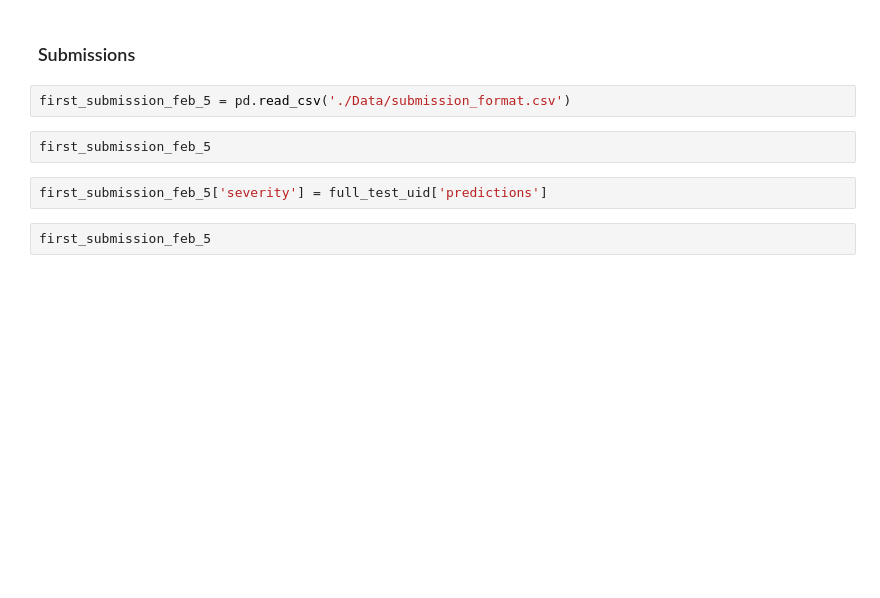
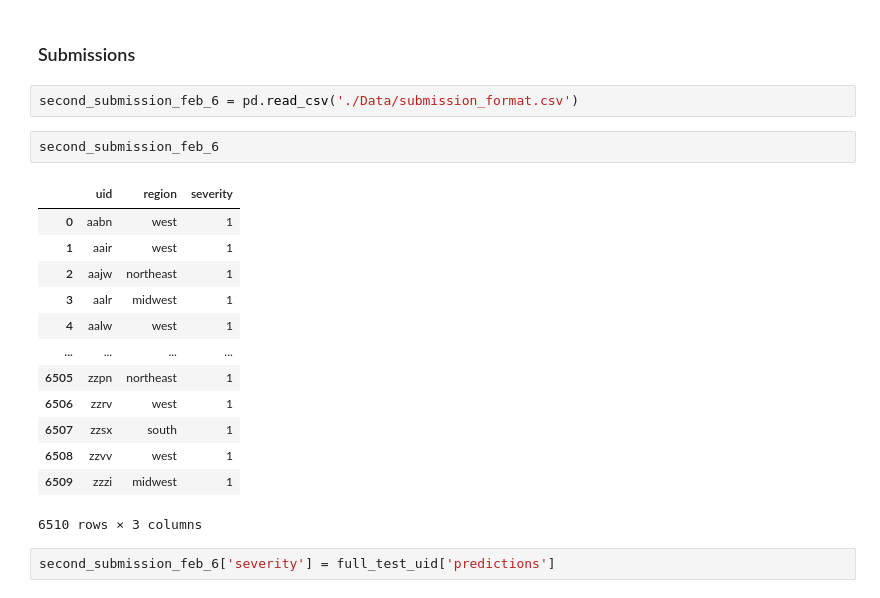
Before and after one commit to mduncan23/Predicting-Harmful-Algal-Blooms, a Jupyter notebook: best_notebook.ipynb, the cells around one changed output. Drawn from its saved outputs; the diff is of its cells as text; blank space fills up the shorter version.

```diff
--- a/best_notebook.ipynb
+++ b/best_notebook.ipynb
@@ -1827,10 +1987,22 @@ full_test_uid
 # %% [markdown]
 ### Submissions
 # %%
-first_submission_feb_5 = pd.read_csv('./Data/submission_format.csv')
+second_submission_feb_6 = pd.read_csv('./Data/submission_format.csv')
-# %%
-first_submission_feb_5
+# %%
+second_submission_feb_6
+# %% [output]
+|  | uid | region | severity |
+| 0 | aabn | west | 1 |
+| 1 | aair | west | 1 |
+| 2 | aajw | northeast | 1 |
+| 3 | aalr | midwest | 1 |
+| 4 | aalw | west | 1 |
+| ... | ... | ... | ... |
+| 6505 | zzpn | northeast | 1 |
+| 6506 | zzrv | west | 1 |
+| 6507 | zzsx | south | 1 |
+| 6508 | zzvv | west | 1 |
+| 6509 | zzzi | midwest | 1 |
+6510 rows × 3 columns
 # %%
-first_submission_feb_5['severity'] = full_test_uid['predictions']
+second_submission_feb_6['severity'] = full_test_uid['predictions']
-# %%
-first_submission_feb_5
```
Also changed, not shown: parts of 38 cells of this notebook.
